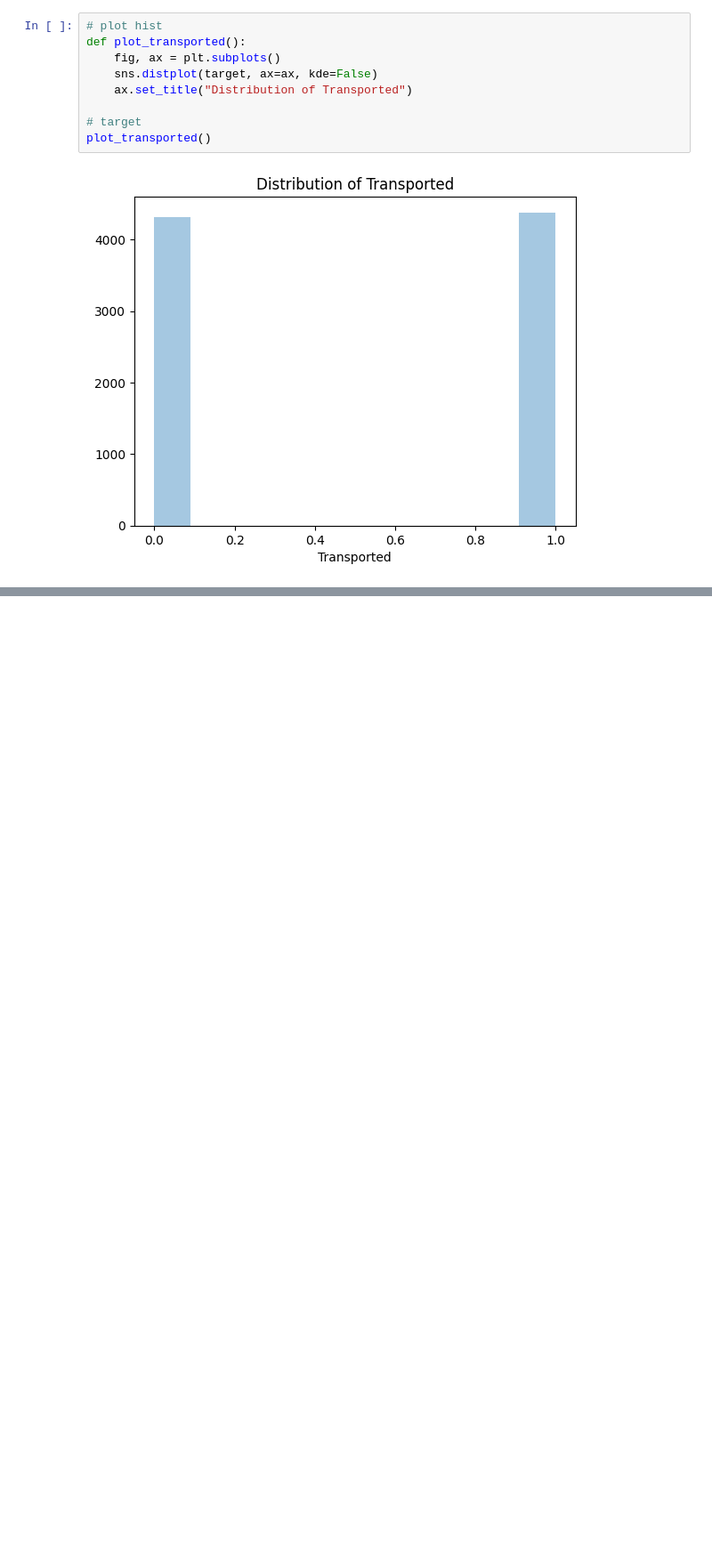
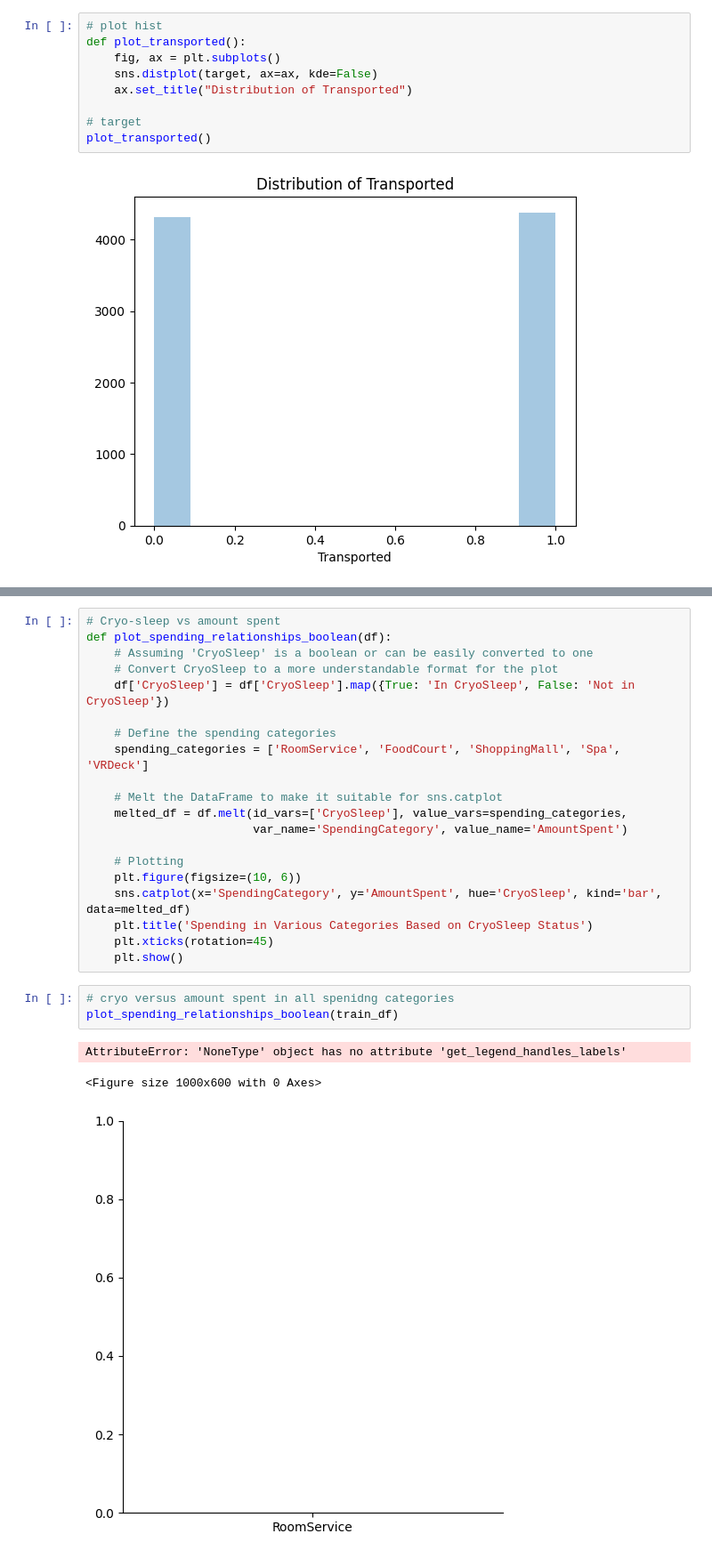
Before and after one commit to samcohen1/BigMenDoingASecondProject, a Jupyter notebook: project.ipynb, the cells around one changed output, grey strips where cells are left out. Shown: that part at 89% size. Cells and saved outputs as stored; diff of their text form; blank space fills up the shorter version.

Commit message:
error

```diff
--- a/project.ipynb
+++ b/project.ipynb
@@ -70,0 +135,27 @@ plot_transported()
+# %%
+# Cryo-sleep vs amount spent
+def plot_spending_relationships_boolean(df):
+    # Assuming 'CryoSleep' is a boolean or can be easily converted to one
+    # Convert CryoSleep to a more understandable format for the plot
+    df['CryoSleep'] = df['CryoSleep'].map({True: 'In CryoSleep', False: 'Not in CryoSleep'})
+
+    # Define the spending categories
+    spending_categories = ['RoomService', 'FoodCourt', 'ShoppingMall', 'Spa', 'VRDeck']
+
+    # Melt the DataFrame to make it suitable for sns.catplot
+    melted_df = df.melt(id_vars=['CryoSleep'], value_vars=spending_categories,
+                        var_name='SpendingCategory', value_name='AmountSpent')
+
+    # Plotting
+    plt.figure(figsize=(10, 6))
+    sns.catplot(x='SpendingCategory', y='AmountSpent', hue='CryoSleep', kind='bar', data=melted_df)
+    plt.title('Spending in Various Categories Based on CryoSleep Status')
+    plt.xticks(rotation=45)
+    plt.show()
+# %%
+# cryo versus amount spent in all spenidng categories
+plot_spending_relationships_boolean(train_df)
+# %% [output]
+AttributeError: 'NoneType' object has no attribute 'get_legend_handles_labels'
+<Figure size 1000x600 with 0 Axes>
+[figure, added]
```
Also changed, not shown: parts of 7 cells of this notebook.
